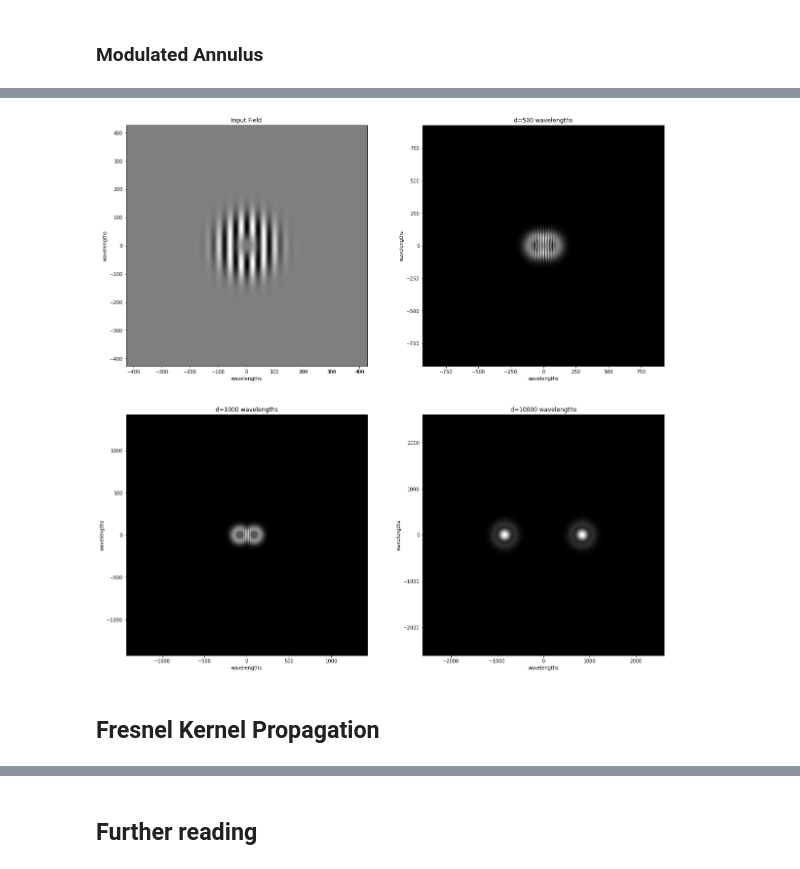
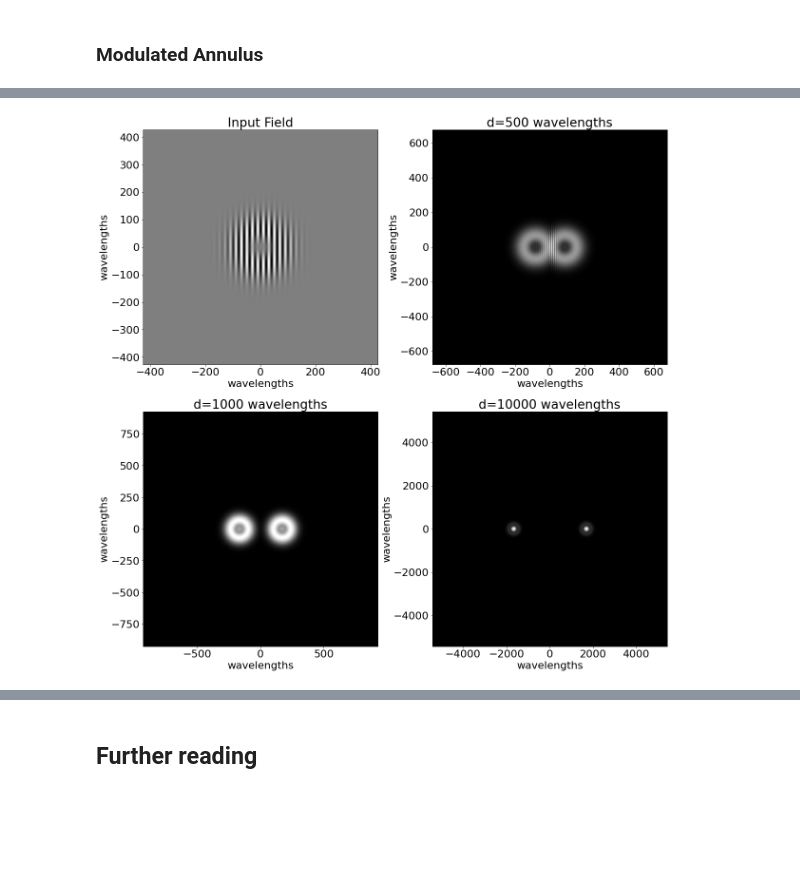
Before and after one commit to djbradyAtOpticalSciencesArizona/computationalImaging, a Jupyter notebook: waves/numericalDiffraction.ipynb, the cells around one changed output, grey strips where cells are left out. Cells and saved outputs as stored; diff of their text form; code cells hidden in the pictures; blank space fills up the shorter version.

```diff
--- a/waves/numericalDiffraction.ipynb
+++ b/waves/numericalDiffraction.ipynb
@@ -24,5 +24,7 @@ from tensorflow import keras
 from tensorflow.keras.datasets import mnist
 %matplotlib inline
 plt.rcParams['figure.figsize'] = [20, 20]
+plt.rcParams.update({'font.size': 22})
 from google.colab import files
+from skimage.transform import rescale
 # %% [markdown]
@@ -40,8 +42,8 @@ def g(f,d,lam):
 # calculate the diffracted field for the 2d image f propagated a distance d with wavelength relative to the pixel pitch lam
 # d is in units of wavelengths, lam is the ratio of the wavelength to the sampling period. We assume lam<< 1
 #
-  zPad=np.int(2*d*lam)
-  inF=np.zeros(np.add(f.shape,[zPad,zPad]))
+  zPad=np.int(d*lam)
+  inF=np.zeros(np.add(f.shape,[zPad,zPad])).astype('complex128')
   inF[np.int(inF.shape[0]/2-f.shape[0]/2):np.int(inF.shape[0]/2+f.shape[0]/2),np.int(inF.shape[0]/2-f.shape[0]/2):np.int(inF.shape[0]/2+f.shape[0]/2)]=f
   urange=np.linspace(-lam/2,lam/2,inF.shape[0])
   u,v = np.meshgrid(urange,urange)
@@ -118,41 +120,39 @@ lam=.3
 xrange=N/(lam*2)
 xp=np.linspace(-xrange,xrange,N)
 x,y = np.meshgrid(xp,xp)
-f=np.cos(.05*np.pi*x)*(np.exp(-(x**2+y**2)/4000)-np.exp(-(x**2+y**2)/5000))
+f=np.cos(.1*np.pi*x)*(np.exp(-(x**2+y**2)/4000)-np.exp(-(x**2+y**2)/5000))
 plt.subplot(2,2,1)
 plt.imshow(f,extent=[-xrange,xrange,-xrange,xrange],cmap='gray', aspect='equal')
 plt.xlabel('wavelengths')
 plt.ylabel('wavelengths')
 plt.title('Input Field')
 plt.subplot(2,2,2)
 d=500
 q=g(f,d,.3)
 xrange=q.shape[0]/(lam*2)
 plt.imshow(np.abs(q),extent=[-xrange,xrange,-xrange,xrange],cmap='gray', aspect='equal')
 plt.xlabel('wavelengths')
 plt.ylabel('wavelengths')
 plt.title('d=500 wavelengths')
 plt.subplot(2,2,3)
 d=1000
 q=g(f,d,.3)
 xrange=q.shape[0]/(lam*2)
 plt.imshow(np.abs(q),extent=[-xrange,xrange,-xrange,xrange],cmap='gray', aspect='equal')
 plt.xlabel('wavelengths')
 plt.ylabel('wavelengths')
 plt.title('d=1000 wavelengths')
 plt.subplot(2,2,4)
 d=10000
 q=g(f,d,.3)
 xrange=q.shape[0]/(lam*2)
-plt.imshow(np.abs(q)[np.int(3*q.shape[0]/8):np.int(5*q.shape[0]/8),np.int(3*q.shape[0]/8):np.int(5*q.shape[0]/8)],extent=[-xrange/4,xrange/4,-xrange/4,xrange/4],cmap='gray', aspect='equal')
+plt.imshow(np.abs(q),extent=[-xrange,xrange,-xrange,xrange],cmap='gray', aspect='equal')
 plt.xlabel('wavelengths')
 plt.ylabel('wavelengths')
 plt.title('d=10000 wavelengths')
 plt.savefig('annulus.pdf')
 files.download('annulus.pdf')
 # %% [output]
 [interactive output not drawn]
 [interactive output not drawn]
-[figure, old version]
+[figure, new version]
-# %% [markdown]
-## Fresnel Kernel Propagation
```
Also changed, not shown: parts of 13 cells of this notebook.
